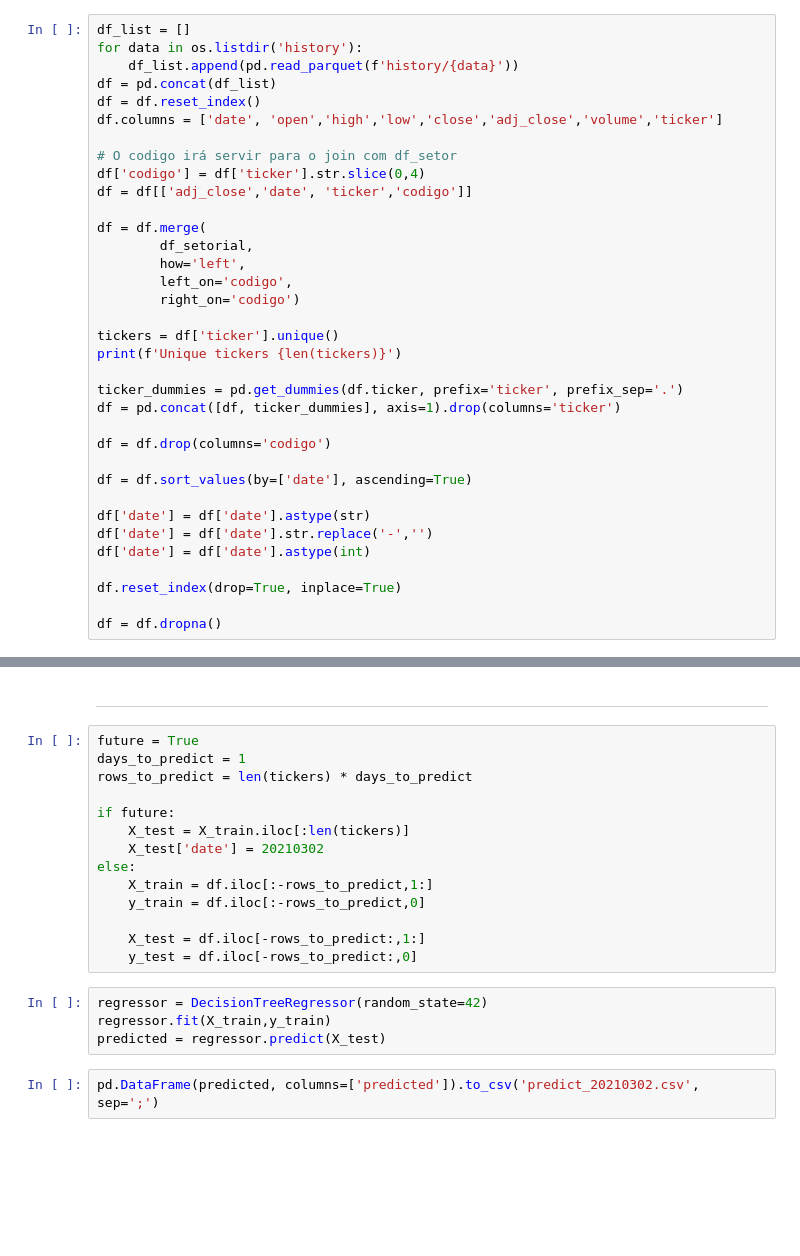
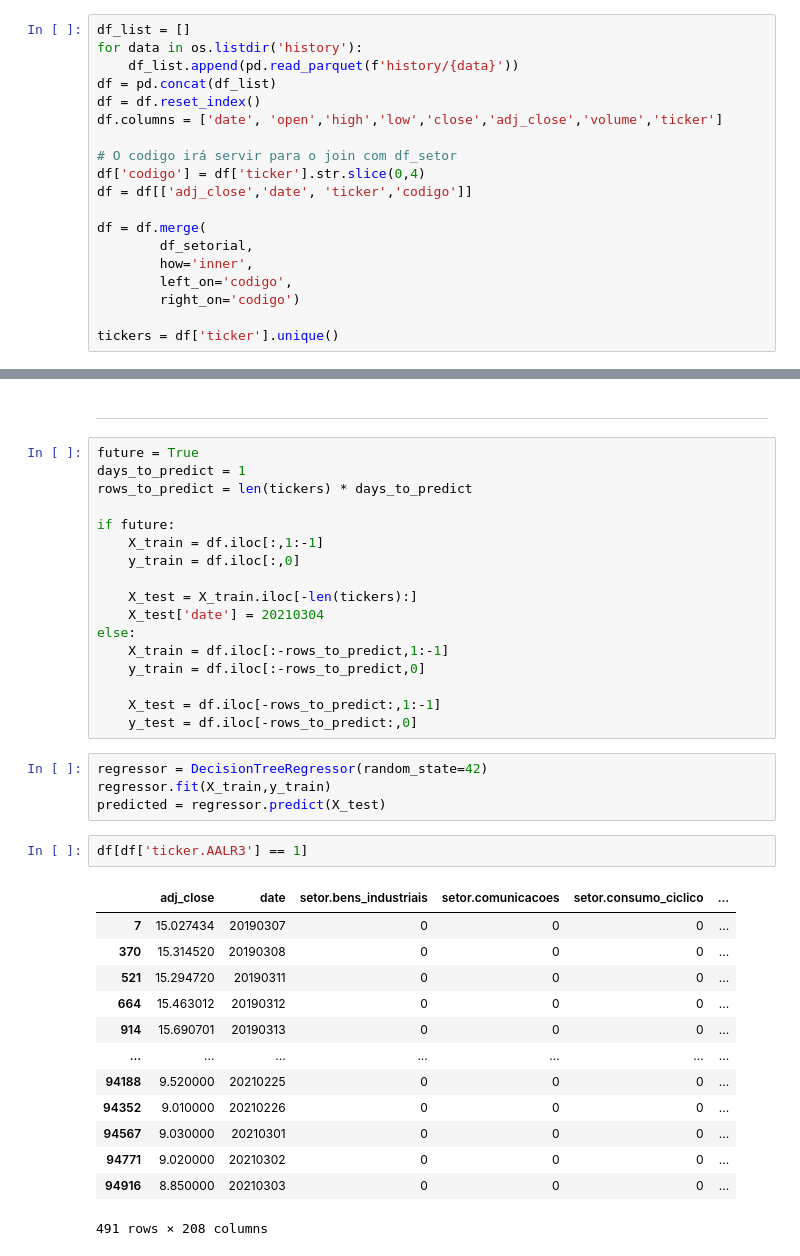
Before and after one commit to brunno-oliveira/b3-invest, a Jupyter notebook: notebook/experiments.ipynb, the cells around one changed output, grey strips where cells are left out. Drawn from its saved outputs; the diff is of its cells as text; blank space fills up the shorter version.

```diff
--- a/notebook/experiments.ipynb
+++ b/notebook/experiments.ipynb
@@ -224,24 +224,8 @@ df = df[['adj_close','date', 'ticker','codigo']]
 
 df = df.merge(
         df_setorial,
-        how='left',
+        how='inner',
         left_on='codigo',
         right_on='codigo')
 
 tickers = df['ticker'].unique()
-print(f'Unique tickers {len(tickers)}')
-
-ticker_dummies = pd.get_dummies(df.ticker, prefix='ticker', prefix_sep='.')
-df = pd.concat([df, ticker_dummies], axis=1).drop(columns='ticker')
-
-df = df.drop(columns='codigo')
-
-df = df.sort_values(by=['date'], ascending=True)
-
-df['date'] = df['date'].astype(str)
-df['date'] = df['date'].str.replace('-','')
-df['date'] = df['date'].astype(int)
-
-df.reset_index(drop=True, inplace=True)
-
-df = df.dropna()
@@ -255,18 +260,35 @@ days_to_predict = 1
 rows_to_predict = len(tickers) * days_to_predict
 
 if future:
-    X_test = X_train.iloc[:len(tickers)]
-    X_test['date'] = 20210302
+    X_train = df.iloc[:,1:-1]
+    y_train = df.iloc[:,0]
+
+    X_test = X_train.iloc[-len(tickers):]
+    X_test['date'] = 20210304
 else:
-    X_train = df.iloc[:-rows_to_predict,1:]
+    X_train = df.iloc[:-rows_to_predict,1:-1]
     y_train = df.iloc[:-rows_to_predict,0]
 
-    X_test = df.iloc[-rows_to_predict:,1:]
+    X_test = df.iloc[-rows_to_predict:,1:-1]
     y_test = df.iloc[-rows_to_predict:,0]
 # %%
 regressor = DecisionTreeRegressor(random_state=42)
 regressor.fit(X_train,y_train)
 predicted = regressor.predict(X_test)
-# %%
-pd.DataFrame(predicted, columns=['predicted']).to_csv('predict_20210302.csv', sep=';')
+# %%
+df[df['ticker.AALR3'] == 1]
+# %% [output]
+|  | adj_close | date | setor.bens_industriais | setor.comunicacoes | setor.consumo_ciclico | ... |
+| 7 | 15.027434 | 20190307 | 0 | 0 | 0 | ... |
+| 370 | 15.314520 | 20190308 | 0 | 0 | 0 | ... |
+| 521 | 15.294720 | 20190311 | 0 | 0 | 0 | ... |
+| 664 | 15.463012 | 20190312 | 0 | 0 | 0 | ... |
+| 914 | 15.690701 | 20190313 | 0 | 0 | 0 | ... |
+| ... | ... | ... | ... | ... | ... | ... |
+| 94188 | 9.520000 | 20210225 | 0 | 0 | 0 | ... |
+| 94352 | 9.010000 | 20210226 | 0 | 0 | 0 | ... |
+| 94567 | 9.030000 | 20210301 | 0 | 0 | 0 | ... |
+| 94771 | 9.020000 | 20210302 | 0 | 0 | 0 | ... |
+| 94916 | 8.850000 | 20210303 | 0 | 0 | 0 | ... |
+491 rows × 208 columns
 # %%
```
Also changed, not shown: parts of 8 cells of this notebook.
